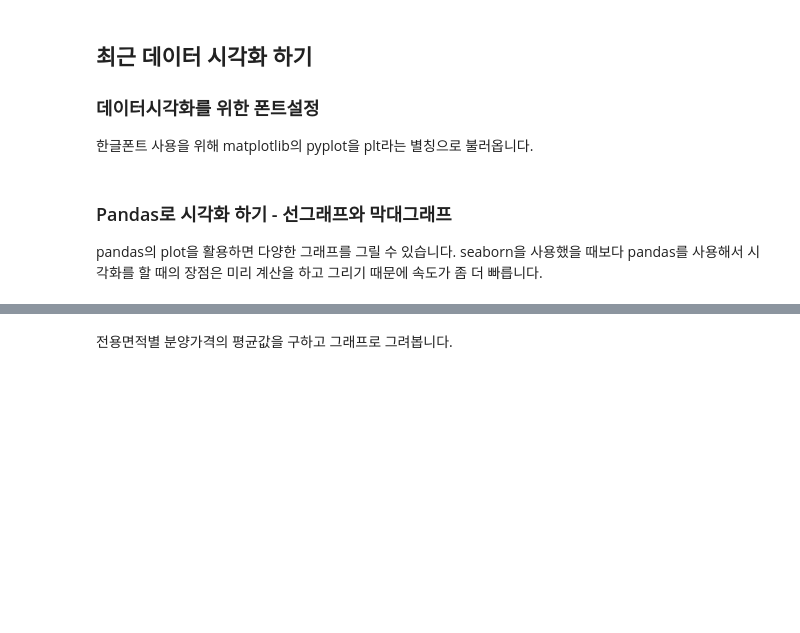
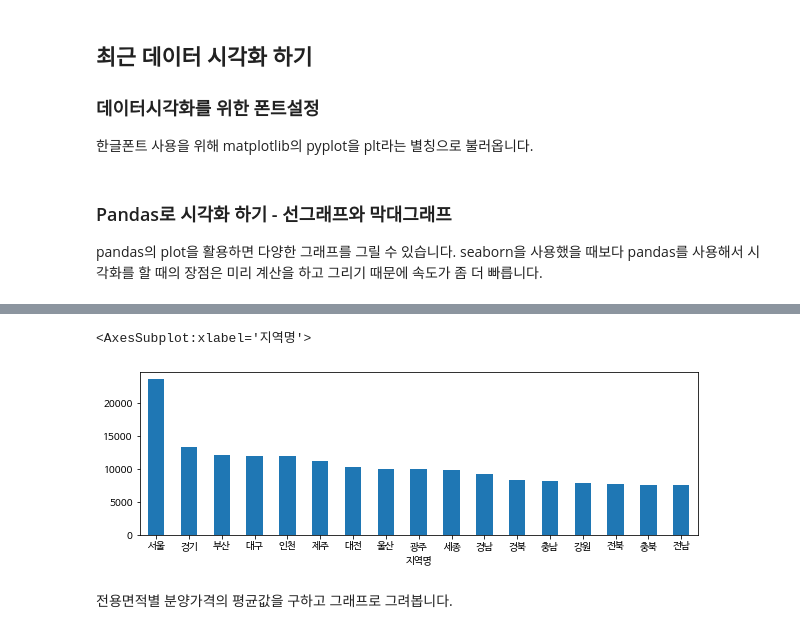
Before and after one commit to kingwhangzang/Public-data-study, a Jupyter notebook: 주택도시.ipynb, the cells around one changed output, grey strips where cells are left out. Drawn from its saved outputs; the diff is of its cells as text; code cells hidden in the pictures; blank space fills up the shorter version.

```diff
--- a/주택도시.ipynb
+++ b/주택도시.ipynb
@@ -548,5 +649,12 @@ seaborn을 사용했을 때보다 pandas를 사용해서 시각화를 할 때의
 # %%
 # 지역명으로 분양가격의 평균을 구하고 막대그래프(bar)로 시각화 합니다.
+
+g.plot.bar(rot=0,figsize=(10,3))
+#bar : 지역별로 나눠서 그래프 그려
+#rot : 글씨를 가로로 만들어
+# %% [output]
+<AxesSubplot:xlabel='지역명'>
+[figure, added]
 # %% [markdown]
 전용면적별 분양가격의 평균값을 구하고 그래프로 그려봅니다.
 # %%
```
Also changed, not shown: parts of 108 cells of this notebook.
